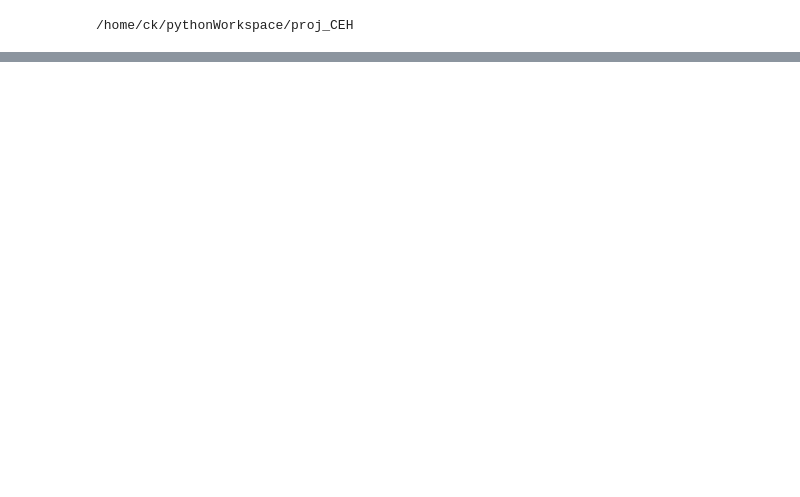
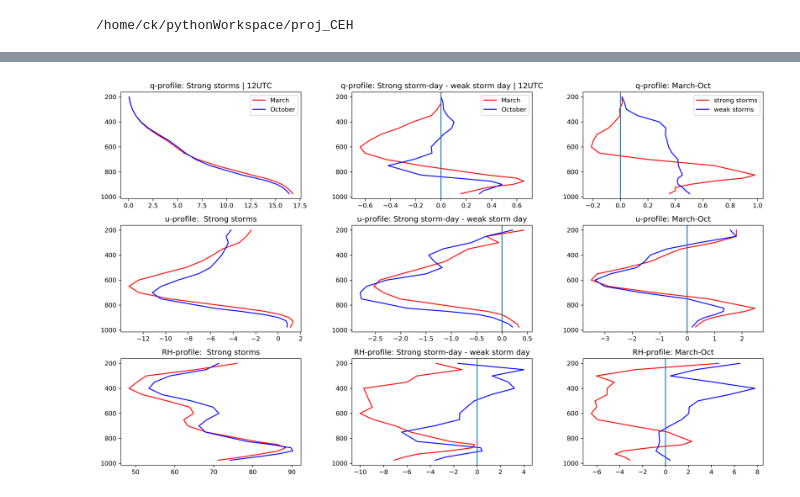
Before and after one commit to cornkle/proj_CEH, a Jupyter notebook: notebooks/CLOVER_soundings_March_Oct_stormtime_vs_average_ERA5.ipynb, the cells around one changed output, grey strips where cells are left out. Cells and saved outputs as stored; diff of their text form; code cells hidden in the pictures; blank space fills up the shorter version.

```diff
--- a/notebooks/CLOVER_soundings_March_Oct_stormtime_vs_average_ERA5.ipynb
+++ b/notebooks/CLOVER_soundings_March_Oct_stormtime_vs_average_ERA5.ipynb
@@ -297,3 +294,0 @@ for k in era_march.keys():
-# %%
-for k in era_oct.keys():
-    era_oct[k] = era_oct[k][0:2096]
@@ -425,6 +531,6 @@ NameError: name 'era_pl' is not defined
 # %%
-q_march =  np.array(mar_strong['r_col']).mean(axis=0)*1000
-q_oct =  np.array(oct_strong['r_col']).mean(axis=0)*1000
+q_march =  np.array(mar_strong['q_col']).mean(axis=0)*1000
+q_oct =  np.array(oct_strong['q_col']).mean(axis=0)*1000
 f = plt.figure(figsize=(15,9), dpi=300)
 f.add_subplot(331)
 plt.plot(q_march, era_pl.level.values,'r', label='March')
@@ -443,8 +549,8 @@ plt.plot(q_oct, era_pl.level.values,'b', label='October')
 plt.gca().invert_yaxis()
 plt.title('u-profile:  Strong storms')
 
-q_march = np.array(mar_strong['r_col']).mean(axis=0)*1000 - np.array(mar_weak['r_col']).mean(axis=0)*1000
-q_oct = np.array(oct_strong['r_col']).mean(axis=0)*1000 - np.array(oct_weak['r_col']).mean(axis=0)*1000
+q_march = np.array(mar_strong['q_col']).mean(axis=0)*1000 - np.array(mar_weak['q_col']).mean(axis=0)*1000
+q_oct = np.array(oct_strong['q_col']).mean(axis=0)*1000 - np.array(oct_weak['q_col']).mean(axis=0)*1000
 
 f.add_subplot(332)
 plt.plot(q_march, era_pl.level.values,'r', label='March')
@@ -464,8 +570,8 @@ plt.gca().invert_yaxis()
 plt.title('u-profile: Strong storm-day - weak storm day')
 
 
-q_march = np.array(mar_strong['r_col']).mean(axis=0)*1000  - np.array(oct_strong['r_col']).mean(axis=0)*1000
-q_oct = np.array(mar_weak['r_col']).mean(axis=0)*1000 - np.array(oct_weak['r_col']).mean(axis=0)*1000
+q_march = np.array(mar_strong['q_col']).mean(axis=0)*1000  - np.array(oct_strong['q_col']).mean(axis=0)*1000
+q_oct = np.array(mar_weak['q_col']).mean(axis=0)*1000 - np.array(oct_weak['q_col']).mean(axis=0)*1000
 f.add_subplot(333)
 plt.plot(q_march, era_pl.level.values,'r', label='strong storms')
 plt.plot(q_oct, era_pl.level.values,'b', label='weak storms')
@@ -482,37 +588,39 @@ plt.plot(q_oct, era_pl.level.values,'b', label='weak storms')
 plt.axvline(x=0)
 plt.gca().invert_yaxis()
 plt.title('u-profile: March-Oct')
 
-sstr = 'v_col'
+sstr = 'r_col'
 
 q_march =  np.array(mar_strong[sstr]).mean(axis=0)
 q_oct =  np.array(oct_strong[sstr]).mean(axis=0)
 f.add_subplot(337)
 plt.plot(q_march, era_pl.level.values,'r', label='March')
 plt.plot(q_oct, era_pl.level.values,'b', label='October')
 #plt.axvline(x=0)
 plt.gca().invert_yaxis()
-plt.title('v-profile:  Strong storms')
+plt.title('RH-profile:  Strong storms')
 
 q_march = np.array(mar_strong[sstr]).mean(axis=0) - np.array(mar_weak[sstr]).mean(axis=0)
 q_oct = np.array(oct_strong[sstr]).mean(axis=0) - np.array(oct_weak[sstr]).mean(axis=0)
 f.add_subplot(338)
 plt.plot(q_march, era_pl.level.values,'r', label='March')
 plt.plot(q_oct, era_pl.level.values,'b', label='October')
 plt.axvline(x=0)
 plt.gca().invert_yaxis()
-plt.title('v-profile: Strong storm-day - weak storm day')
+plt.title('RH-profile: Strong storm-day - weak storm day')
 
 q_march = np.array(mar_strong[sstr]).mean(axis=0) - np.array(oct_strong[sstr]).mean(axis=0)
 q_oct = np.array(mar_weak[sstr]).mean(axis=0) - np.array(oct_weak[sstr]).mean(axis=0)
 f.add_subplot(339)
 plt.plot(q_march, era_pl.level.values,'r', label='strong storms')
 plt.plot(q_oct, era_pl.level.values,'b', label='weak storms')
 plt.axvline(x=0)
 plt.gca().invert_yaxis()
-plt.title('v-profile: March-Oct')
+plt.title('RH-profile: March-Oct')
 
 plt.tight_layout()
-plt.savefig('/home/ck/DIR/cornkle/figs/CLOVER/uvq_profiles_strongWeak.png')
+plt.savefig('/home/ck/DIR/cornkle/figs/CLOVER/uRHq_profiles_strongWeak.png')
+# %% [output]
+[figure, added]
 # %%
 plt.figure(figsize=(9,5))
```
Also changed, not shown: parts of 19 cells of this notebook, 9 other files.
